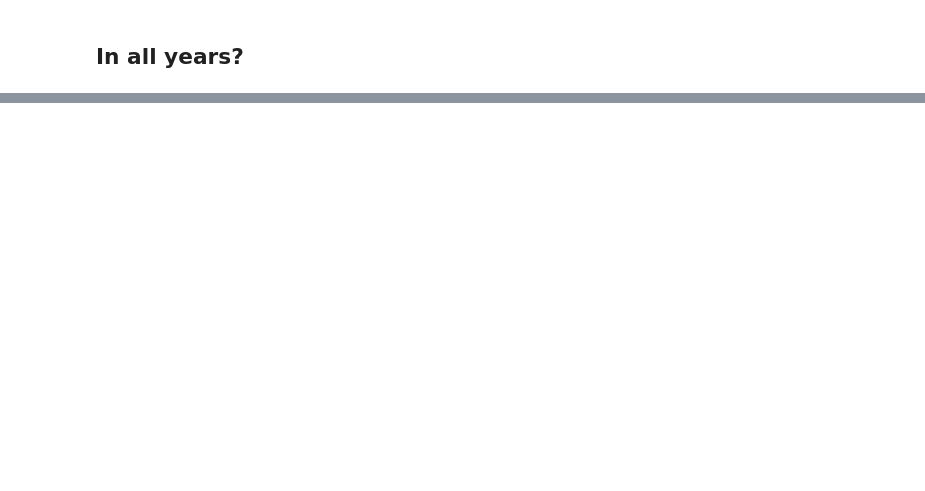
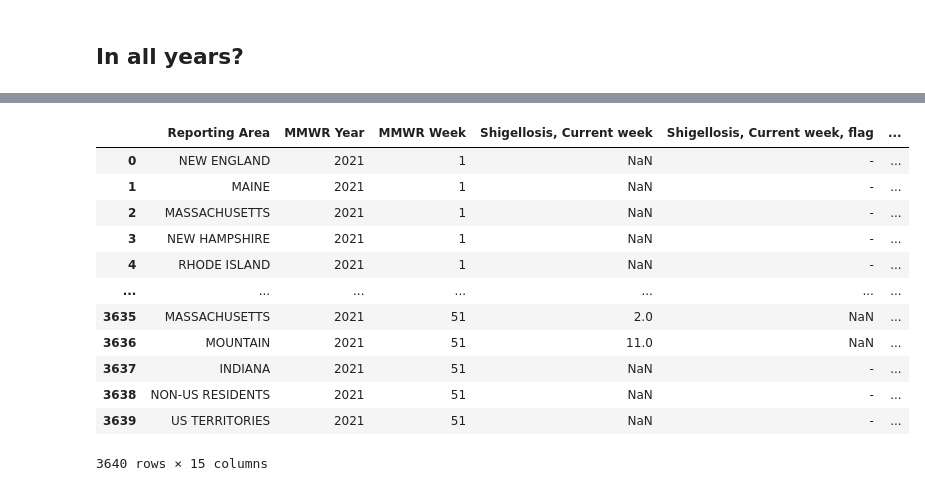
Before and after one commit to yeemey/BDATA200-Intro-Data-Studies, a Jupyter notebook: notebooks/BDATA200_Week8_9_10.ipynb, the cells around one changed output, grey strips where cells are left out. Drawn from its saved outputs; the diff is of its cells as text; code cells hidden in the pictures; blank space fills up the shorter version.

```diff
--- a/notebooks/BDATA200_Week8_9_10.ipynb
+++ b/notebooks/BDATA200_Week8_9_10.ipynb
@@ -219,0 +226,37 @@ sns.set_context("notebook", font_scale=1.0)
+# %%
+nndss = pd.read_csv('../data/NNDSS_-_TABLE_1FF._Severe_acute_respiratory_syndrome-associated_coronavirus_disease_to_Shigellosis_20240307.csv')
+# %%
+to_drop = ['Severe acute respiratory syndrome-associated coronavirus desease, Current week',
+       'Severe acute respiratory syndrome-associated coronavirus desease, Current week, flag',
+       'Severe acute respiratory syndrome-associated coronavirus desease, Previous 52 weeks Max†',
+       'Severe acute respiratory syndrome-associated coronavirus desease, Previous 52 weeks Max†, flag',
+       'Severe acute respiratory syndrome-associated coronavirus desease, Cum 2021†',
+       'Severe acute respiratory syndrome-associated coronavirus desease, Cum 2021†, flag',
+       'Severe acute respiratory syndrome-associated coronavirus desease, Cum 2020†',
+       'Severe acute respiratory syndrome-associated coronavirus desease, Cum 2020†, flag',
+       'Shiga toxin-producing Escherichia coli(STEC), Current week',
+       'Shiga toxin-producing Escherichia coli(STEC), Current week, flag',
+       'Shiga toxin-producing Escherichia coli(STEC), Previous 52 weeks Max†',
+       'Shiga toxin-producing Escherichia coli(STEC), Previous 52 weeks Max†, flag',
+       'Shiga toxin-producing Escherichia coli(STEC), Cum 2021†',
+       'Shiga toxin-producing Escherichia coli(STEC), Cum 2021†, flag',
+       'Shiga toxin-producing Escherichia coli(STEC), Cum 2020†',
+       'Shiga toxin-producing Escherichia coli(STEC), Cum 2020†, flag']
+# %%
+nndss.drop(axis=1, labels=to_drop, inplace=True)
+# %%
+nndss
+# %% [output]
+|  | Reporting Area | MMWR Year | MMWR Week | Shigellosis, Current week | Shigellosis, Current week, flag | ... |
+| 0 | NEW ENGLAND | 2021 | 1 | NaN | - | ... |
+| 1 | MAINE | 2021 | 1 | NaN | - | ... |
+| 2 | MASSACHUSETTS | 2021 | 1 | NaN | - | ... |
+| 3 | NEW HAMPSHIRE | 2021 | 1 | NaN | - | ... |
+| 4 | RHODE ISLAND | 2021 | 1 | NaN | - | ... |
+| ... | ... | ... | ... | ... | ... | ... |
+| 3635 | MASSACHUSETTS | 2021 | 51 | 2.0 | NaN | ... |
+| 3636 | MOUNTAIN | 2021 | 51 | 11.0 | NaN | ... |
+| 3637 | INDIANA | 2021 | 51 | NaN | - | ... |
+| 3638 | NON-US RESIDENTS | 2021 | 51 | NaN | - | ... |
+| 3639 | US TERRITORIES | 2021 | 51 | NaN | - | ... |
+3640 rows × 15 columns
```
Also changed, not shown: parts of 12 cells of this notebook, 4 other files.
